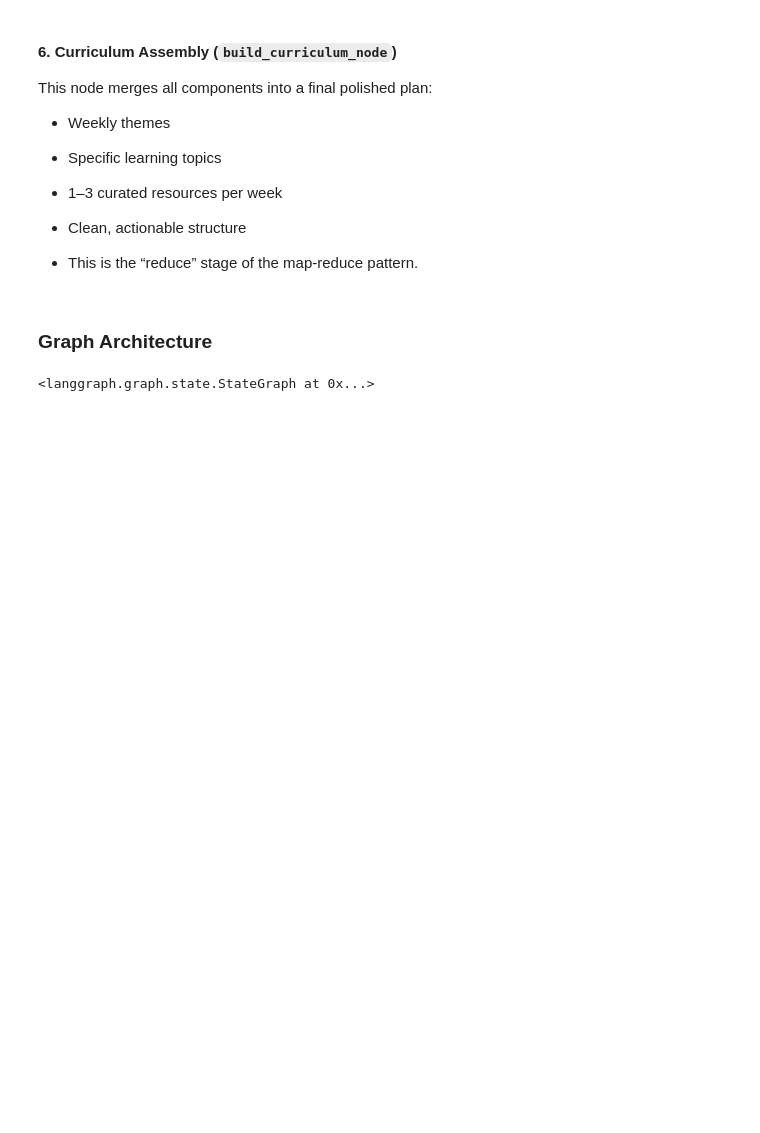
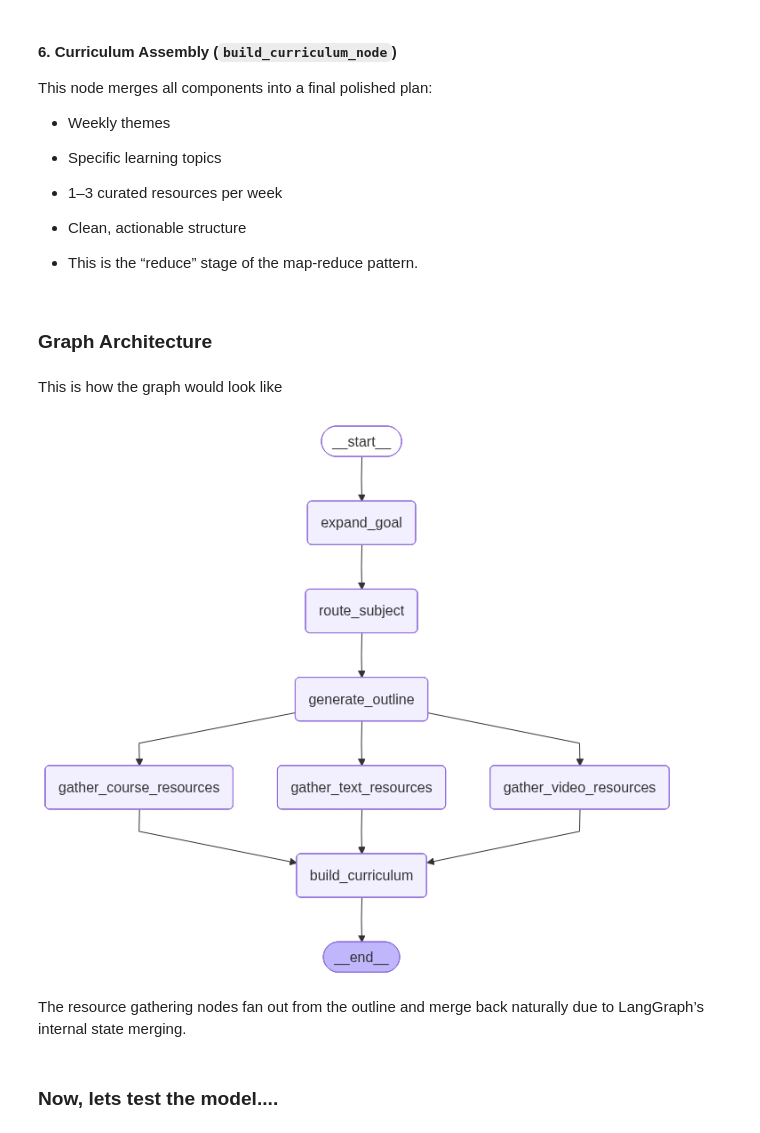
Before and after one commit to RISSHIKK/RISSHIKK-2210110511-capstone-project, a Jupyter notebook: Curriculum_Generator_Using_LangGraph.ipynb, the cells around one changed output. Drawn from its saved outputs; the diff is of its cells as text; code cells hidden in the pictures; blank space fills up the shorter version.

Commit message:
final graph execution & testing, including LangGraph Studio

```diff
--- a/Curriculum_Generator_Using_LangGraph.ipynb
+++ b/Curriculum_Generator_Using_LangGraph.ipynb
@@ -398,5 +398,29 @@ builder.add_node("build_curriculum", build_curriculum_node)
 builder.add_edge(START, "expand_goal")
 builder.add_edge("expand_goal", "route_subject")
 builder.add_edge("route_subject", "generate_outline")
+
+# Fan-out: outline -> three parallel resource gatherers
+builder.add_edge("generate_outline", "gather_text_resources")
+builder.add_edge("generate_outline", "gather_video_resources")
+builder.add_edge("generate_outline", "gather_course_resources")
+
+# All resource nodes feed into the final builder.
+builder.add_edge("gather_text_resources", "build_curriculum")
+builder.add_edge("gather_video_resources", "build_curriculum")
+builder.add_edge("gather_course_resources", "build_curriculum")
+
+builder.add_edge("build_curriculum", END)
+
+curriculum_app = builder.compile()
-# %% [output]
-<langgraph.graph.state.StateGraph at 0x...>
+# %% [markdown]
+This is how the graph would look like
+# %%
+from IPython.display import Image, display
+
+display(Image(curriculum_app.get_graph(xray=True).draw_mermaid_png()))
+# %% [output]
+[figure, added]
+# %% [markdown]
+The resource gathering nodes fan out from the outline and merge back naturally due to LangGraph’s internal state merging.
+# %% [markdown]
+### Now, lets test the model....
```
Also changed, not shown: parts of 16 cells of this notebook.
